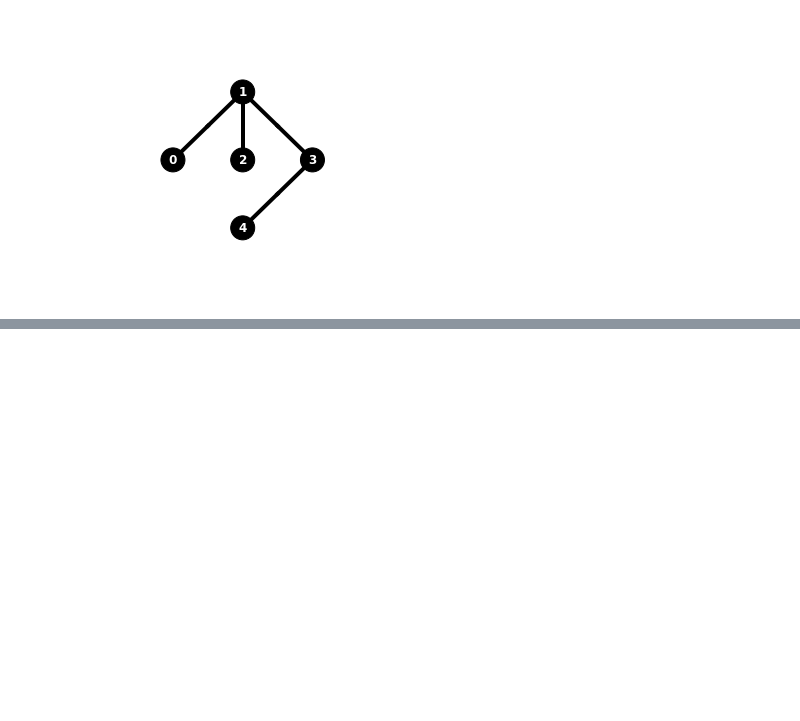
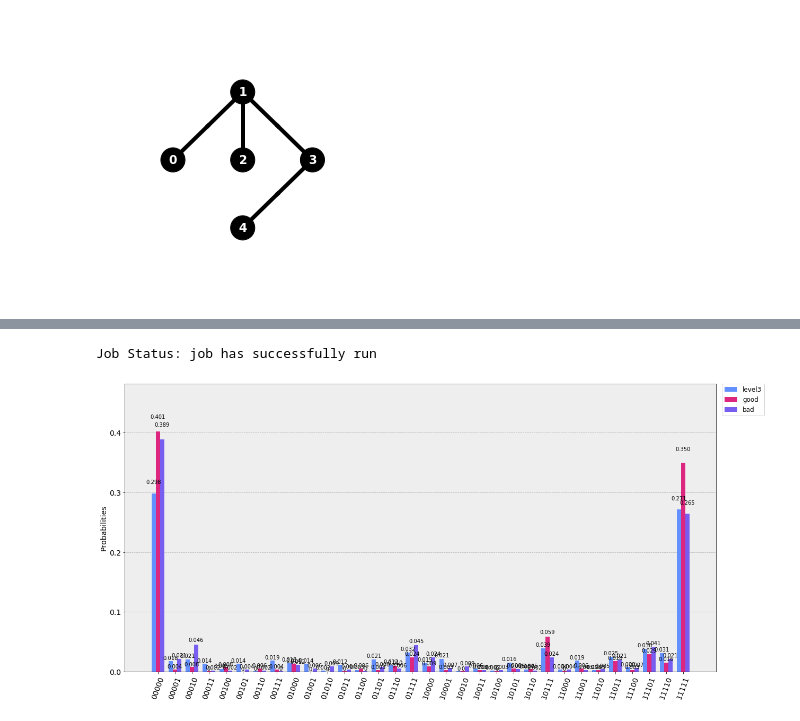
Before and after one commit to shashanka300/QC-practice, a Jupyter notebook: practice/transpiler_basicgates_decompose.ipynb, the cells around one changed output, grey strips where cells are left out. Cells and saved outputs as stored; diff of their text form; code cells hidden in the pictures; blank space fills up the shorter version.

```diff
--- a/practice/transpiler_basicgates_decompose.ipynb
+++ b/practice/transpiler_basicgates_decompose.ipynb
@@ -118,11 +130,15 @@ plot_circuit_layout(good_ghz, backend)
 # %%
-job3 = execute(bad_ghz, backend)
+job3 = execute(good_ghz, backend)
 job_monitor(job3)
+# %% [output]
+Job Status: job has successfully run
 # %%
 counts1 = job1.result().get_counts()
 counts2 = job2.result().get_counts()
 counts3 = job3.result().get_counts()
 # %%
 plot_histogram([counts1, counts2, counts3],
-               figsize=(18,8),
+               figsize=(20,10),
                legend=['level3', 'good', 'bad'])
+# %% [output]
+[figure, added]
```
Also changed, not shown: parts of 5 cells of this notebook.
